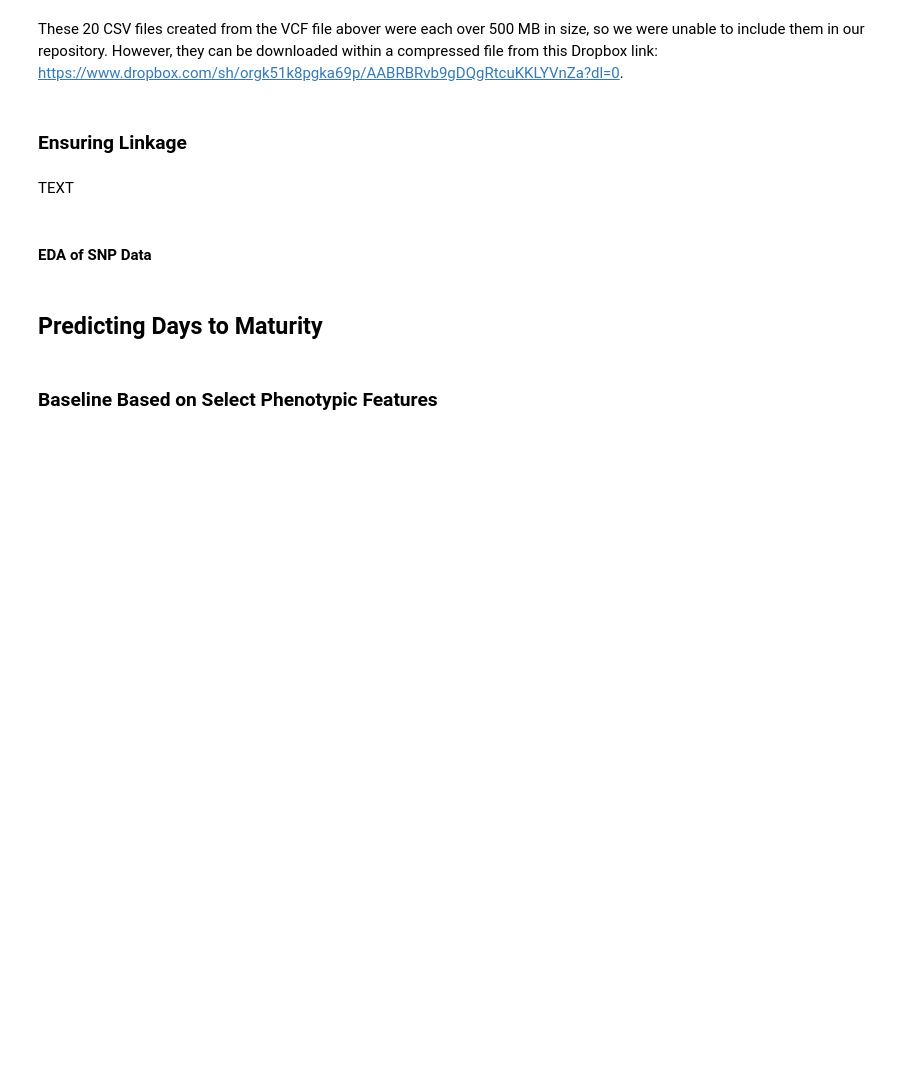
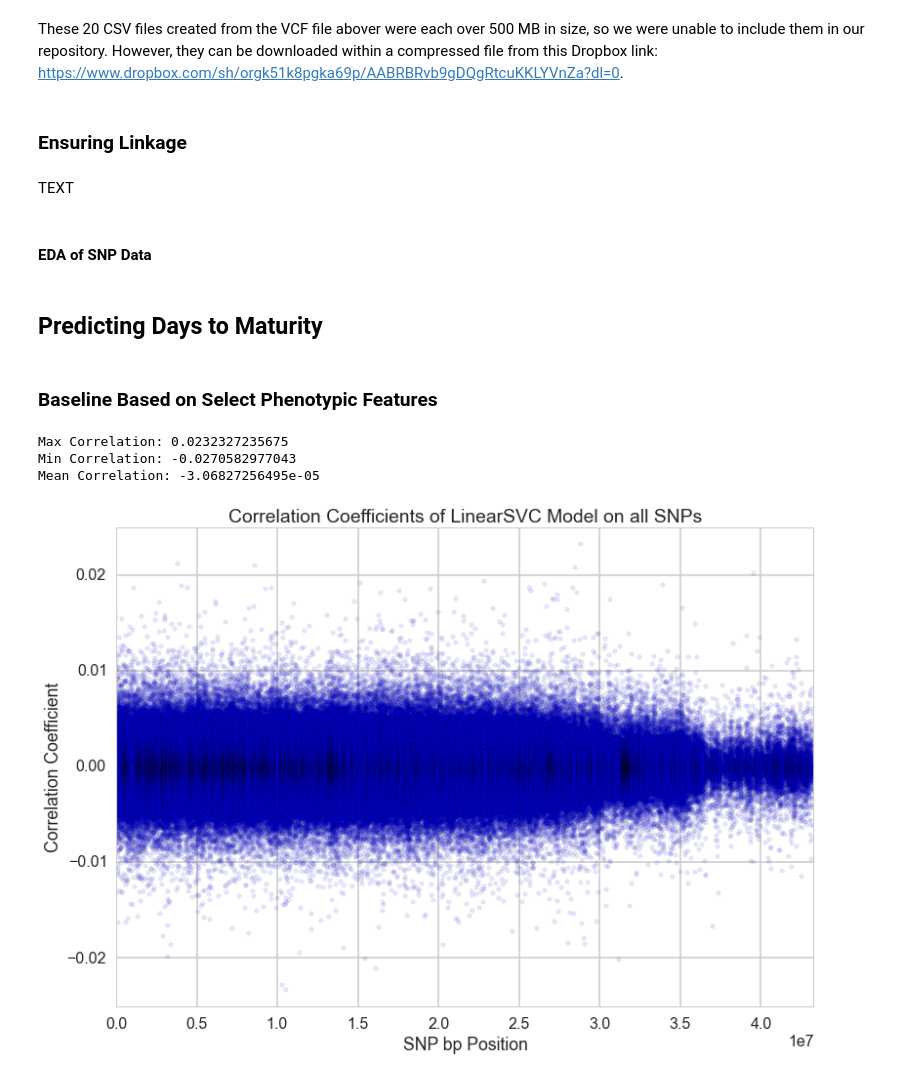
Before and after one commit to dylanpeterson/cs109-final-project, a Jupyter notebook: processbook-Copy1.ipynb, the cells around one changed output. Drawn from its saved outputs; the diff is of its cells as text; code cells hidden in the pictures; blank space fills up the shorter version.

```diff
--- a/processbook-Copy1.ipynb
+++ b/processbook-Copy1.ipynb
@@ -717,3 +717,19 @@ conf = confusion_matrix(mat_df[~mask]['fast'], a)
 
 print conf
 print "Accuracy: " + str(float(conf[0][0]+conf[1][1])/float(len(mat_df[~mask]))*100) + "%"
+# %%
+coefs_df=pd.read_csv('data/coefs_df.csv', index_col=0)
+# %%
+print "Max Correlation: " + str(np.max(coefs_df['coefficient']))
+print "Min Correlation: " + str(np.min(coefs_df['coefficient']))
+print "Mean Correlation: " + str(np.mean(coefs_df['coefficient']))
+plt.scatter(coefs_df.index.values,coefs_df['coefficient'],alpha=.1);
+plt.axis([0,np.max(coefs_df.index.values),-.025,.025]);
+plt.title('Correlation Coefficients of LinearSVC Model on all SNPs');
+plt.xlabel('SNP bp Position');
+plt.ylabel('Correlation Coefficient');
+# %% [output]
+Max Correlation: 0.0232327235675
+Min Correlation: -0.0270582977043
+Mean Correlation: -3.06827256495e-05
+[figure, added]
```
Also changed, not shown: parts of 3 cells of this notebook.
